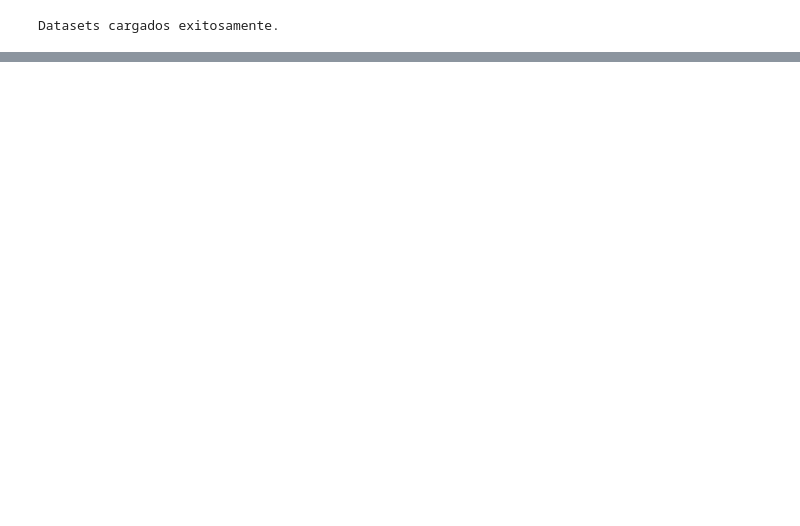
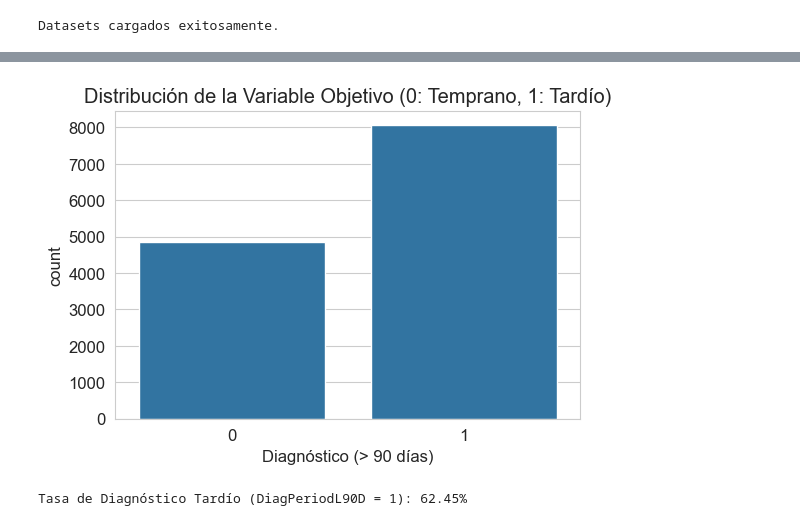
Before and after one commit to JCcampos-png/trabajofinal_topicos2, a Jupyter notebook: Act1 Analisis Exp WIDS/notebooks/analisis_exploratorio.ipynb, the cells around one changed output, grey strips where cells are left out. Drawn from its saved outputs; the diff is of its cells as text; code cells hidden in the pictures; blank space fills up the shorter version.

```diff
--- a/Act1 Analisis Exp WIDS/notebooks/analisis_exploratorio.ipynb
+++ b/Act1 Analisis Exp WIDS/notebooks/analisis_exploratorio.ipynb
@@ -29,0 +263,15 @@ Datasets cargados exitosamente.
+# %%
+# Análisis Univariado
+# A. Distribución de la Variable Objetivo (DiagPeriodL90D)
+
+plt.figure(figsize=(6, 4))
+sns.countplot(x='DiagPeriodL90D', data=df_train)
+plt.title('Distribución de la Variable Objetivo (0: Temprano, 1: Tardío)')
+plt.xlabel('Diagnóstico (> 90 días)')
+plt.show()
+
+target_rate = df_train['DiagPeriodL90D'].mean() * 100
+print(f"Tasa de Diagnóstico Tardío (DiagPeriodL90D = 1): {target_rate:.2f}%")
+# %% [output]
+[figure, added]
+Tasa de Diagnóstico Tardío (DiagPeriodL90D = 1): 62.45%
```
Also changed, not shown: parts of 28 cells of this notebook.
